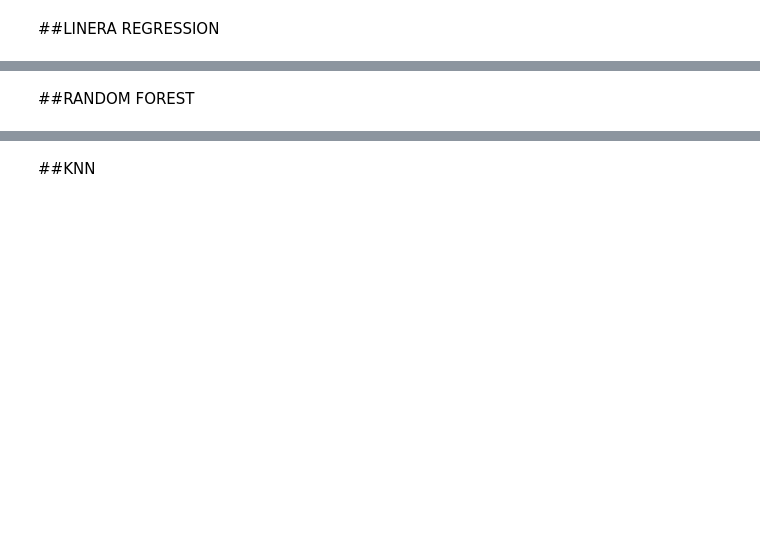
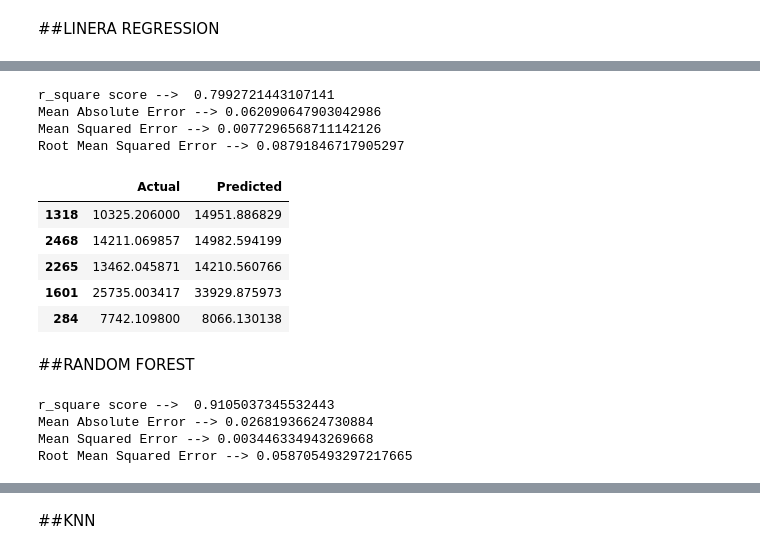
Before and after one commit to Krishnachaithany/Data-Science, a Jupyter notebook: Insurance_Case_Study_final (1).ipynb, the cells around one changed output, grey strips where cells are left out. Saved outputs shown, nothing was run; the diff lists cells and outputs as text; code cells hidden in the pictures; blank space fills up the shorter version.

```diff
--- a/Insurance_Case_Study_final (1).ipynb
+++ b/Insurance_Case_Study_final (1).ipynb
@@ -2219,6 +2220,6 @@ X = t_df.drop(["charges"], axis = 1)
 # %%
-test_size = 0.2
-X_train, X_test, Y_train, Y_test = train_test_split(X, y, test_size = test_size, random_state = 20)
+test_size = 0.25
+X_train, X_test, Y_train, Y_test = train_test_split(X, y, test_size = test_size)
 # %%
 print("X_train shape {}, len {}.".format(X_train.shape,len(X_train)))
 print("X_test shape {}, len {}.".format(X_test.shape,len(X_test)))
@@ -2241,8 +2257,20 @@ result.append(score)
 # %%
 print("r_square score --> ",score)
-print('Mean Absolute Error -->', metrics.mean_absolute_error(Y_test, predict))
-print('Mean Squared Error -->', metrics.mean_squared_error(Y_test, predict))
-print('Root Mean Squared Error -->', np.sqrt(metrics.mean_squared_error(Y_test, predict)))
+print('Mean Absolute Error -->', metrics.mean_absolute_error(Y_test, predict)/(ma-mi))
+print('Mean Squared Error -->', metrics.mean_squared_error(Y_test, predict)/(ma-mi)**2)
+print('Root Mean Squared Error -->', np.sqrt(metrics.mean_squared_error(Y_test, predict)/(ma-mi)**2))
+# %% [output]
+r_square score -->  0.7992721443107141
+Mean Absolute Error --> 0.062090647903042986
+Mean Squared Error --> 0.0077296568711142126
+Root Mean Squared Error --> 0.08791846717905297
 # %%
 df_linearRegression = pd.DataFrame({'Actual': Y_test, 'Predicted': predict})
-df_linearRegression.head()
+df_linearRegression.head(5)
+# %% [output]
+|  | Actual | Predicted |
+| 1318 | 10325.206000 | 14951.886829 |
+| 2468 | 14211.069857 | 14982.594199 |
+| 2265 | 13462.045871 | 14210.560766 |
+| 1601 | 25735.003417 | 33929.875973 |
+| 284 | 7742.109800 | 8066.130138 |
@@ -2277,9 +2284,14 @@ score_rf = r2_score(Y_test,rf_predict)
 result.append(score_rf)
 # %%
 print("r_square score --> ",score_rf)
-print('Mean Absolute Error -->', metrics.mean_absolute_error(Y_test, rf_predict))
-print('Mean Squared Error -->', metrics.mean_squared_error(Y_test, rf_predict))
-print('Root Mean Squared Error -->', np.sqrt(metrics.mean_squared_error(Y_test, rf_predict)))
+print('Mean Absolute Error -->', metrics.mean_absolute_error(Y_test, rf_predict)/(ma-mi))
+print('Mean Squared Error -->', metrics.mean_squared_error(Y_test, rf_predict)/(ma-mi)**2)
+print('Root Mean Squared Error -->', np.sqrt(metrics.mean_squared_error(Y_test, rf_predict)/(ma-mi)**2))
+# %% [output]
+r_square score -->  0.9105037345532443
+Mean Absolute Error --> 0.02681936624730884
+Mean Squared Error --> 0.003446334943269668
+Root Mean Squared Error --> 0.058705493297217665
 # %%
 df_RandomForestRegressor = pd.DataFrame({'Actual': Y_test, 'Predicted': rf_predict})
 df_RandomForestRegressor.head()
```
Also changed, not shown: parts of 35 cells of this notebook.
